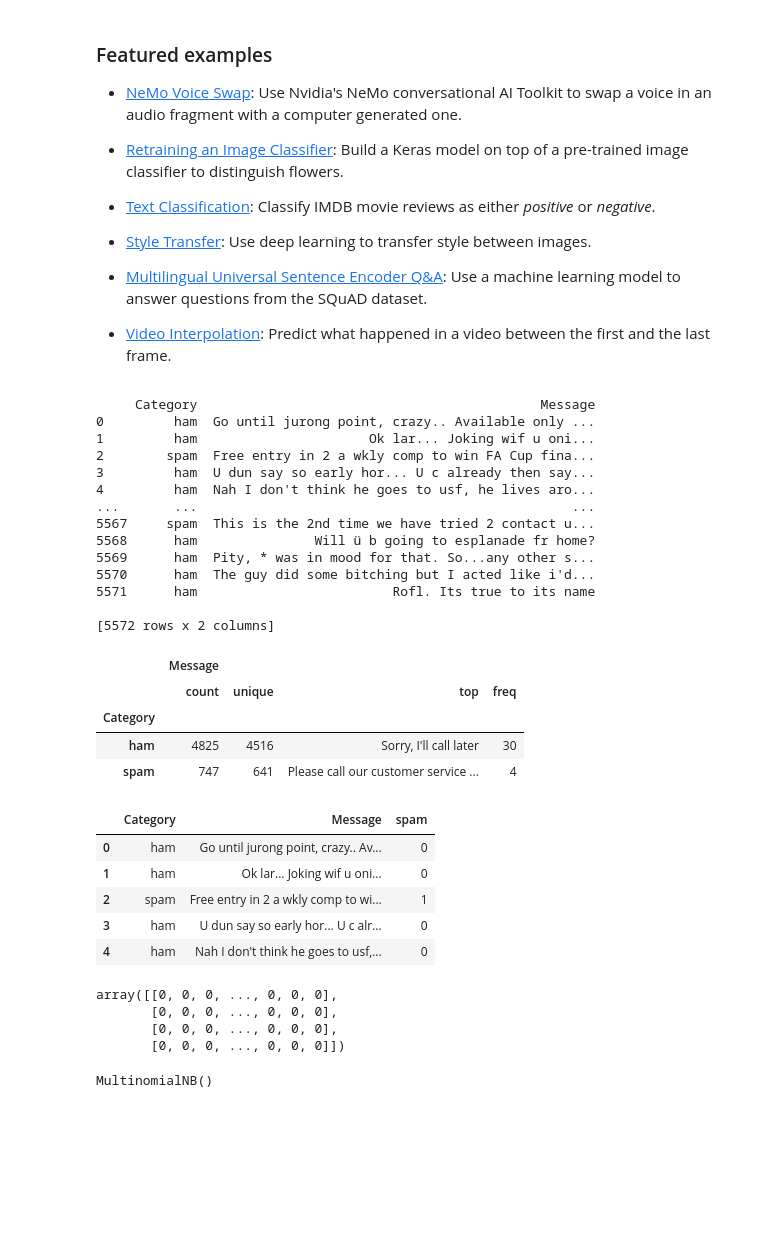
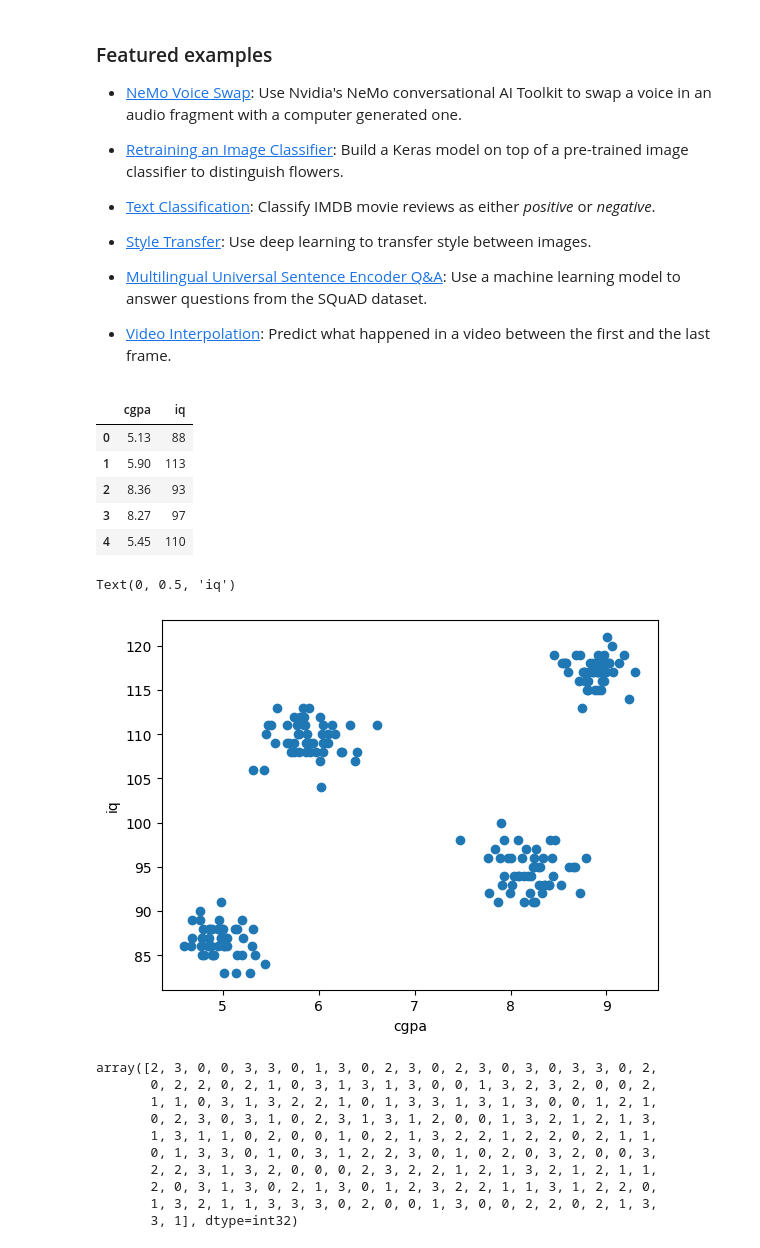
Before and after one commit to Nobita967/Javeria, a Jupyter notebook: Welcome_To_Colaboratory.ipynb, the cells around one changed output. Cells and saved outputs as stored; diff of their text form; code cells hidden in the pictures; blank space fills up the shorter version.

```diff
--- a/Welcome_To_Colaboratory.ipynb
+++ b/Welcome_To_Colaboratory.ipynb
@@ -156,36 +159,10 @@ import numpy as np
 # %%
-df = pd.read_csv('spam.csv')
-print(df)
+df = pd.read_csv("student_clustering.csv")
+df.head()
 # %% [output]
-     Category                                            Message
-0         ham  Go until jurong point, crazy.. Available only ...
-1         ham                      Ok lar... Joking wif u oni...
-2        spam  Free entry in 2 a wkly comp to win FA Cup fina...
-3         ham  U dun say so early hor... U c already then say...
-4         ham  Nah I don't think he goes to usf, he lives aro...
-...       ...                                                ...
-5567     spam  This is the 2nd time we have tried 2 contact u...
-5568      ham               Will ü b going to esplanade fr home?
-5569      ham  Pity, * was in mood for that. So...any other s...
-5570      ham  The guy did some bitching but I acted like i'd...
-5571      ham                         Rofl. Its true to its name
-
-[5572 rows x 2 columns]
+|  | cgpa | iq |
+| 0 | 5.13 | 88 |
+| 1 | 5.90 | 113 |
+| 2 | 8.36 | 93 |
+| 3 | 8.27 | 97 |
+| 4 | 5.45 | 110 |
-# %%
-df.groupby('Category').describe()
-# %% [output]
-|  | Message |  |  |  |
-|  | count | unique | top | freq |
-| Category |  |  |  |  |
-| ham | 4825 | 4516 | Sorry, I'll call later | 30 |
-| spam | 747 | 641 | Please call our customer service ... | 4 |
-# %%
-df['spam'] = df['Category'].apply(lambda x: 1 if x == 'spam' else 0)
-df.head()
-# %% [output]
-|  | Category | Message | spam |
-| 0 | ham | Go until jurong point, crazy.. Av... | 0 |
-| 1 | ham | Ok lar... Joking wif u oni... | 0 |
-| 2 | spam | Free entry in 2 a wkly comp to wi... | 1 |
-| 3 | ham | U dun say so early hor... U c alr... | 0 |
-| 4 | ham | Nah I don't think he goes to usf,... | 0 |
@@ -195,16 +169,22 @@ x_train, x_test, y_train, y_test = train_test_split(df.Message,df.spam)
-# %%
-from sklearn.feature_extraction.text import CountVectorizer
-v= CountVectorizer()
-X_train_count= v.fit_transform(x_train.values)
-X_train_count.toarray()[:4]
-# %% [output]
-array([[0, 0, 0, ..., 0, 0, 0],
-       [0, 0, 0, ..., 0, 0, 0],
-       [0, 0, 0, ..., 0, 0, 0],
-       [0, 0, 0, ..., 0, 0, 0]])
-# %%
-from sklearn.naive_bayes import MultinomialNB
-model = MultinomialNB()
-model.fit(X_train_count,y_train)
-# %% [output]
-MultinomialNB()
+# %%
+plt.scatter(df.cgpa,df['iq'])
+plt.xlabel('cgpa')
+plt.ylabel('iq')
+# %% [output]
+Text(0, 0.5, 'iq')
+[figure, added]
+# %%
+km = KMeans(n_clusters=4)
+y_predicted = km.fit_predict(df[['cgpa', 'iq']])
+y_predicted
+# %% [output]
+array([2, 3, 0, 0, 3, 3, 0, 1, 3, 0, 2, 3, 0, 2, 3, 0, 3, 0, 3, 3, 0, 2,
+       0, 2, 2, 0, 2, 1, 0, 3, 1, 3, 1, 3, 0, 0, 1, 3, 2, 3, 2, 0, 0, 2,
+       1, 1, 0, 3, 1, 3, 2, 2, 1, 0, 1, 3, 3, 1, 3, 1, 3, 0, 0, 1, 2, 1,
+       0, 2, 3, 0, 3, 1, 0, 2, 3, 1, 3, 1, 2, 0, 0, 1, 3, 2, 1, 2, 1, 3,
+       1, 3, 1, 1, 0, 2, 0, 0, 1, 0, 2, 1, 3, 2, 2, 1, 2, 2, 0, 2, 1, 1,
+       0, 1, 3, 3, 0, 1, 0, 3, 1, 2, 2, 3, 0, 1, 0, 2, 0, 3, 2, 0, 0, 3,
+       2, 2, 3, 1, 3, 2, 0, 0, 0, 2, 3, 2, 2, 1, 2, 1, 3, 2, 1, 2, 1, 1,
+       2, 0, 3, 1, 3, 0, 2, 1, 3, 0, 1, 2, 3, 2, 2, 1, 1, 3, 1, 2, 2, 0,
+       1, 3, 2, 1, 1, 3, 3, 3, 0, 2, 0, 0, 1, 3, 0, 0, 2, 2, 0, 2, 1, 3,
+       3, 1], dtype=int32)
```
Also changed, not shown: parts of 6 cells of this notebook.
